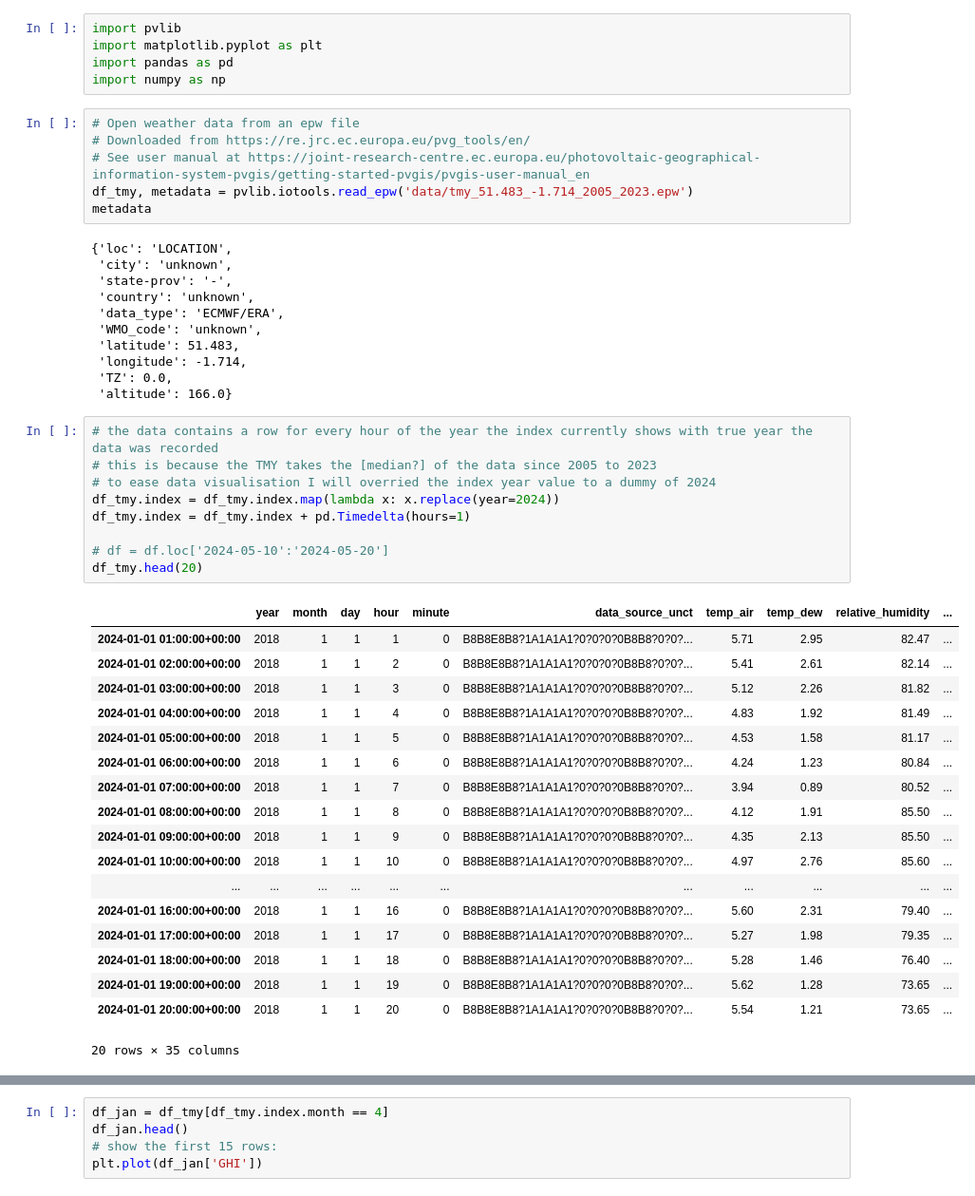
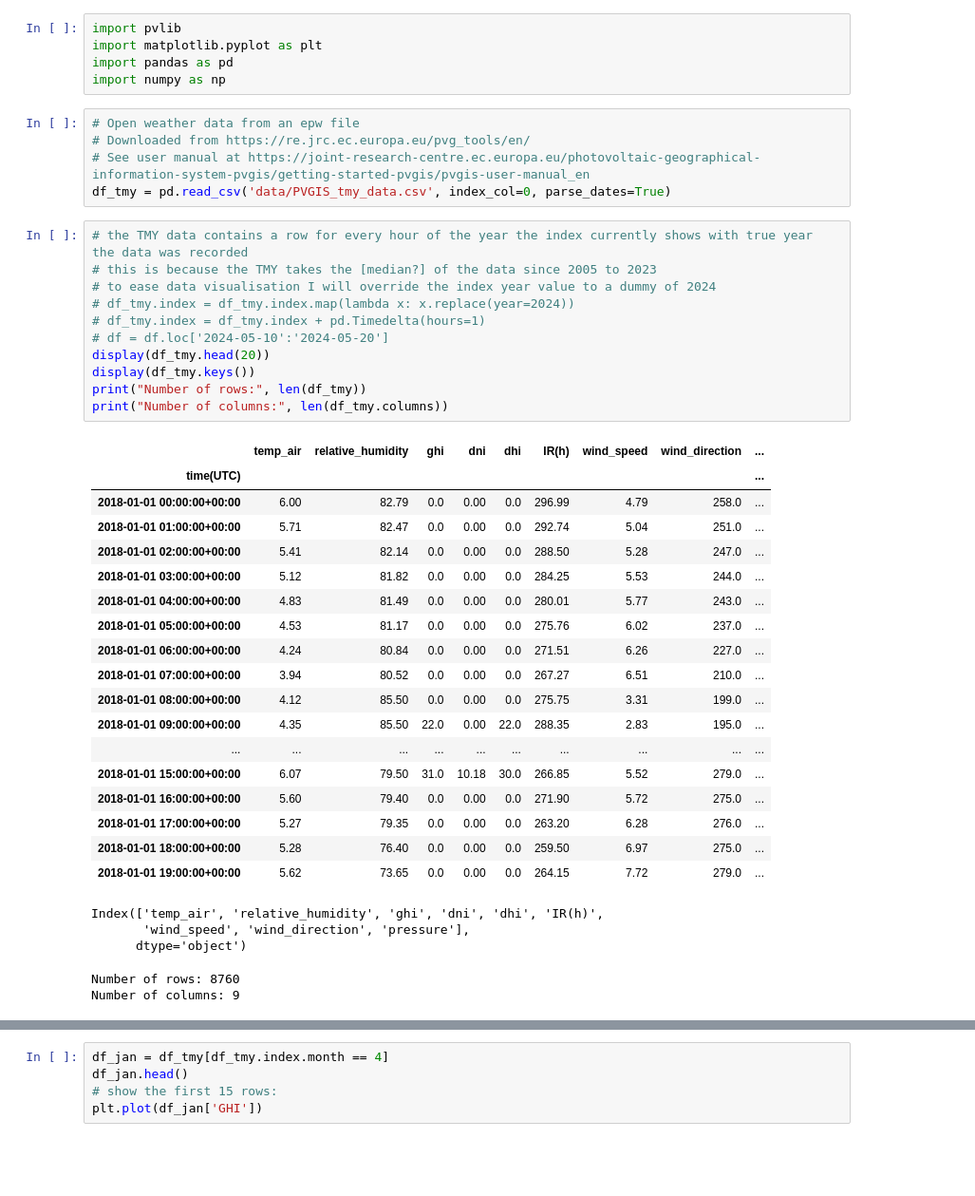
Before and after one commit to josephbenjamin/solar-model, a Jupyter notebook: solar-modelling.ipynb, the cells around one changed output, grey strips where cells are left out. Shown at 95% size. Drawn from its saved outputs; the diff is of its cells as text; blank space fills up the shorter version.

```diff
--- a/solar-modelling.ipynb
+++ b/solar-modelling.ipynb
@@ -12,44 +12,39 @@ import numpy as np
 # Open weather data from an epw file
 # Downloaded from https://re.jrc.ec.europa.eu/pvg_tools/en/
 # See user manual at https://joint-research-centre.ec.europa.eu/photovoltaic-geographical-information-system-pvgis/getting-started-pvgis/pvgis-user-manual_en
-df_tmy, metadata = pvlib.iotools.read_epw('data/tmy_51.483_-1.714_2005_2023.epw')
-metadata
+df_tmy = pd.read_csv('data/PVGIS_tmy_data.csv', index_col=0, parse_dates=True)
-# %% [output]
-{'loc': 'LOCATION',
- 'city': 'unknown',
- 'state-prov': '-',
- 'country': 'unknown',
- 'data_type': 'ECMWF/ERA',
- 'WMO_code': 'unknown',
- 'latitude': 51.483,
- 'longitude': -1.714,
- 'TZ': 0.0,
- 'altitude': 166.0}
 # %%
-# the data contains a row for every hour of the year the index currently shows with true year the data was recorded
+# the TMY data contains a row for every hour of the year the index currently shows with true year the data was recorded
 # this is because the TMY takes the [median?] of the data since 2005 to 2023
-# to ease data visualisation I will overried the index year value to a dummy of 2024
-df_tmy.index = df_tmy.index.map(lambda x: x.replace(year=2024))
-df_tmy.index = df_tmy.index + pd.Timedelta(hours=1)
-
+# to ease data visualisation I will override the index year value to a dummy of 2024
+# df_tmy.index = df_tmy.index.map(lambda x: x.replace(year=2024))
+# df_tmy.index = df_tmy.index + pd.Timedelta(hours=1)
 # df = df.loc['2024-05-10':'2024-05-20']
-df_tmy.head(20)
+display(df_tmy.head(20))
+display(df_tmy.keys())
+print("Number of rows:", len(df_tmy))
+print("Number of columns:", len(df_tmy.columns))
 # %% [output]
-|  | year | month | day | hour | minute | data_source_unct | temp_air | temp_dew | relative_humidity | ... |
-| 2024-01-01 01:00:00+00:00 | 2018 | 1 | 1 | 1 | 0 | B8B8E8B8?1A1A1A1?0?0?0?0B8B8?0?0?... | 5.71 | 2.95 | 82.47 | ... |
-| 2024-01-01 02:00:00+00:00 | 2018 | 1 | 1 | 2 | 0 | B8B8E8B8?1A1A1A1?0?0?0?0B8B8?0?0?... | 5.41 | 2.61 | 82.14 | ... |
-| 2024-01-01 03:00:00+00:00 | 2018 | 1 | 1 | 3 | 0 | B8B8E8B8?1A1A1A1?0?0?0?0B8B8?0?0?... | 5.12 | 2.26 | 81.82 | ... |
-| 2024-01-01 04:00:00+00:00 | 2018 | 1 | 1 | 4 | 0 | B8B8E8B8?1A1A1A1?0?0?0?0B8B8?0?0?... | 4.83 | 1.92 | 81.49 | ... |
-| 2024-01-01 05:00:00+00:00 | 2018 | 1 | 1 | 5 | 0 | B8B8E8B8?1A1A1A1?0?0?0?0B8B8?0?0?... | 4.53 | 1.58 | 81.17 | ... |
-| 2024-01-01 06:00:00+00:00 | 2018 | 1 | 1 | 6 | 0 | B8B8E8B8?1A1A1A1?0?0?0?0B8B8?0?0?... | 4.24 | 1.23 | 80.84 | ... |
-| 2024-01-01 07:00:00+00:00 | 2018 | 1 | 1 | 7 | 0 | B8B8E8B8?1A1A1A1?0?0?0?0B8B8?0?0?... | 3.94 | 0.89 | 80.52 | ... |
-| 2024-01-01 08:00:00+00:00 | 2018 | 1 | 1 | 8 | 0 | B8B8E8B8?1A1A1A1?0?0?0?0B8B8?0?0?... | 4.12 | 1.91 | 85.50 | ... |
-| 2024-01-01 09:00:00+00:00 | 2018 | 1 | 1 | 9 | 0 | B8B8E8B8?1A1A1A1?0?0?0?0B8B8?0?0?... | 4.35 | 2.13 | 85.50 | ... |
-| 2024-01-01 10:00:00+00:00 | 2018 | 1 | 1 | 10 | 0 | B8B8E8B8?1A1A1A1?0?0?0?0B8B8?0?0?... | 4.97 | 2.76 | 85.60 | ... |
-| ... | ... | ... | ... | ... | ... | ... | ... | ... | ... | ... |
-| 2024-01-01 16:00:00+00:00 | 2018 | 1 | 1 | 16 | 0 | B8B8E8B8?1A1A1A1?0?0?0?0B8B8?0?0?... | 5.60 | 2.31 | 79.40 | ... |
-| 2024-01-01 17:00:00+00:00 | 2018 | 1 | 1 | 17 | 0 | B8B8E8B8?1A1A1A1?0?0?0?0B8B8?0?0?... | 5.27 | 1.98 | 79.35 | ... |
-| 2024-01-01 18:00:00+00:00 | 2018 | 1 | 1 | 18 | 0 | B8B8E8B8?1A1A1A1?0?0?0?0B8B8?0?0?... | 5.28 | 1.46 | 76.40 | ... |
-| 2024-01-01 19:00:00+00:00 | 2018 | 1 | 1 | 19 | 0 | B8B8E8B8?1A1A1A1?0?0?0?0B8B8?0?0?... | 5.62 | 1.28 | 73.65 | ... |
-| 2024-01-01 20:00:00+00:00 | 2018 | 1 | 1 | 20 | 0 | B8B8E8B8?1A1A1A1?0?0?0?0B8B8?0?0?... | 5.54 | 1.21 | 73.65 | ... |
+|  | temp_air | relative_humidity | ghi | dni | dhi | IR(h) | wind_speed | wind_direction | ... |
+| time(UTC) |  |  |  |  |  |  |  |  | ... |
+| 2018-01-01 00:00:00+00:00 | 6.00 | 82.79 | 0.0 | 0.00 | 0.0 | 296.99 | 4.79 | 258.0 | ... |
+| 2018-01-01 01:00:00+00:00 | 5.71 | 82.47 | 0.0 | 0.00 | 0.0 | 292.74 | 5.04 | 251.0 | ... |
+| 2018-01-01 02:00:00+00:00 | 5.41 | 82.14 | 0.0 | 0.00 | 0.0 | 288.50 | 5.28 | 247.0 | ... |
+| 2018-01-01 03:00:00+00:00 | 5.12 | 81.82 | 0.0 | 0.00 | 0.0 | 284.25 | 5.53 | 244.0 | ... |
+| 2018-01-01 04:00:00+00:00 | 4.83 | 81.49 | 0.0 | 0.00 | 0.0 | 280.01 | 5.77 | 243.0 | ... |
+| 2018-01-01 05:00:00+00:00 | 4.53 | 81.17 | 0.0 | 0.00 | 0.0 | 275.76 | 6.02 | 237.0 | ... |
+| 2018-01-01 06:00:00+00:00 | 4.24 | 80.84 | 0.0 | 0.00 | 0.0 | 271.51 | 6.26 | 227.0 | ... |
+| 2018-01-01 07:00:00+00:00 | 3.94 | 80.52 | 0.0 | 0.00 | 0.0 | 267.27 | 6.51 | 210.0 | ... |
+| 2018-01-01 08:00:00+00:00 | 4.12 | 85.50 | 0.0 | 0.00 | 0.0 | 275.75 | 3.31 | 199.0 | ... |
+| 2018-01-01 09:00:00+00:00 | 4.35 | 85.50 | 22.0 | 0.00 | 22.0 | 288.35 | 2.83 | 195.0 | ... |
+| ... | ... | ... | ... | ... | ... | ... | ... | ... | ... |
+| 2018-01-01 15:00:00+00:00 | 6.07 | 79.50 | 31.0 | 10.18 | 30.0 | 266.85 | 5.52 | 279.0 | ... |
+| 2018-01-01 16:00:00+00:00 | 5.60 | 79.40 | 0.0 | 0.00 | 0.0 | 271.90 | 5.72 | 275.0 | ... |
+| 2018-01-01 17:00:00+00:00 | 5.27 | 79.35 | 0.0 | 0.00 | 0.0 | 263.20 | 6.28 | 276.0 | ... |
+| 2018-01-01 18:00:00+00:00 | 5.28 | 76.40 | 0.0 | 0.00 | 0.0 | 259.50 | 6.97 | 275.0 | ... |
+| 2018-01-01 19:00:00+00:00 | 5.62 | 73.65 | 0.0 | 0.00 | 0.0 | 264.15 | 7.72 | 279.0 | ... |
-20 rows × 35 columns
+Index(['temp_air', 'relative_humidity', 'ghi', 'dni', 'dhi', 'IR(h)',
+       'wind_speed', 'wind_direction', 'pressure'],
+      dtype='object')
+Number of rows: 8760
+Number of columns: 9
```
Also changed, not shown: parts of 10 cells of this notebook, 3 other files.
